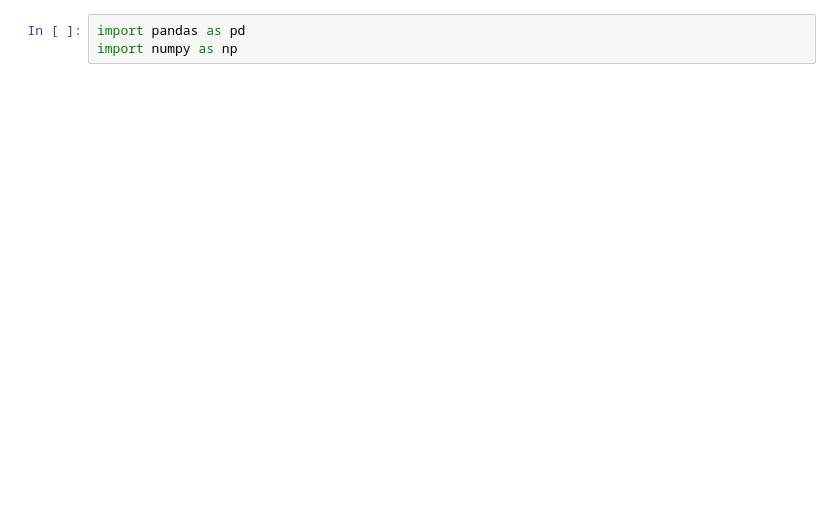
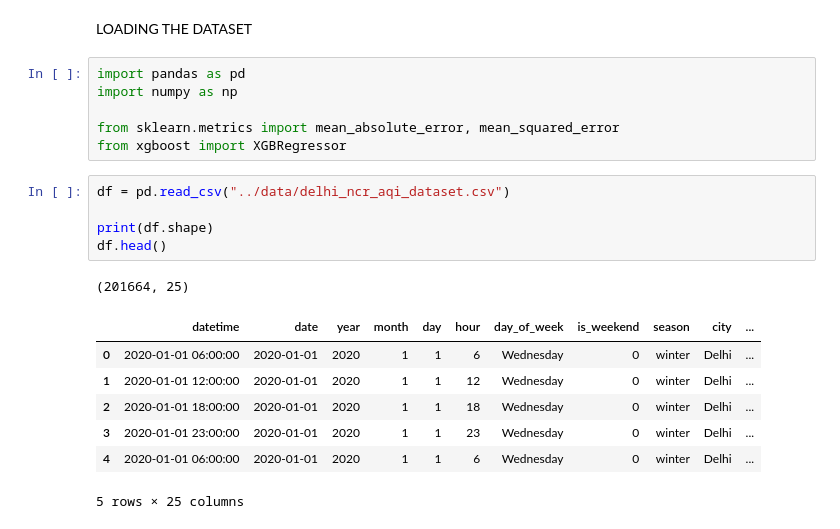
Before and after one commit to Mouryagna/Sem-4-Project, a Jupyter notebook: notebooks/model.ipynb, the cells around one changed output. Drawn from its saved outputs; the diff is of its cells as text; blank space fills up the shorter version.

```diff
--- a/notebooks/model.ipynb
+++ b/notebooks/model.ipynb
@@ -1,3 +1,22 @@
+# %% [markdown]
+LOADING THE DATASET
 # %%
 import pandas as pd
 import numpy as np
+
+from sklearn.metrics import mean_absolute_error, mean_squared_error
+from xgboost import XGBRegressor
+# %%
+df = pd.read_csv("../data/delhi_ncr_aqi_dataset.csv")
+
+print(df.shape)
+df.head()
+# %% [output]
+(201664, 25)
+|  | datetime | date | year | month | day | hour | day_of_week | is_weekend | season | city | ... |
+| 0 | 2020-01-01 06:00:00 | 2020-01-01 | 2020 | 1 | 1 | 6 | Wednesday | 0 | winter | Delhi | ... |
+| 1 | 2020-01-01 12:00:00 | 2020-01-01 | 2020 | 1 | 1 | 12 | Wednesday | 0 | winter | Delhi | ... |
+| 2 | 2020-01-01 18:00:00 | 2020-01-01 | 2020 | 1 | 1 | 18 | Wednesday | 0 | winter | Delhi | ... |
+| 3 | 2020-01-01 23:00:00 | 2020-01-01 | 2020 | 1 | 1 | 23 | Wednesday | 0 | winter | Delhi | ... |
+| 4 | 2020-01-01 06:00:00 | 2020-01-01 | 2020 | 1 | 1 | 6 | Wednesday | 0 | winter | Delhi | ... |
+5 rows × 25 columns
```
Also changed, not shown: parts of 22 cells of this notebook, 8 other files.
